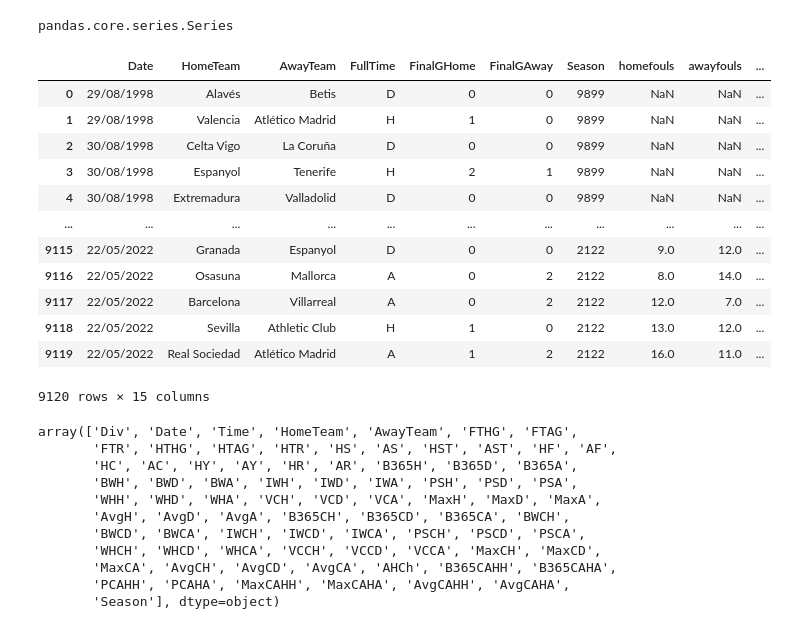
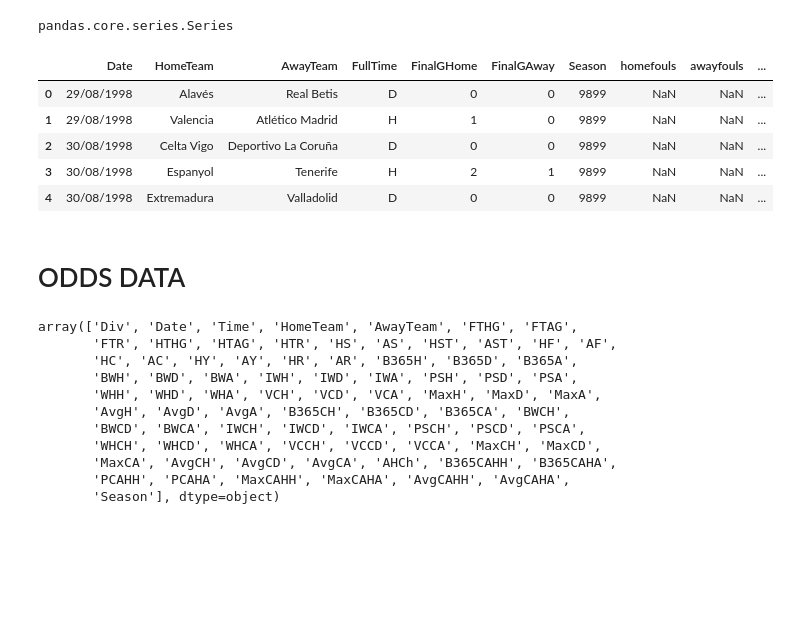
Before and after one commit to aaron4795/Thesis, a Jupyter notebook: Python/Code/[1] FootballUK.ipynb, the cells around one changed output. Drawn from its saved outputs; the diff is of its cells as text; code cells hidden in the pictures; blank space fills up the shorter version.

```diff
--- a/Python/Code/[1] FootballUK.ipynb
+++ b/Python/Code/[1] FootballUK.ipynb
@@ -105,24 +109,17 @@ data.rename(columns={'FTHG': 'FinalGHome', 'FTAG' : 'FinalGAway',
                      'HY' : 'homeYellow', 'AR' : 'awayRed',
                      'HR' : 'homeRed'}, inplace= True)
 # %%
-data['P'] = data['HomeTeam'] + " vs " + data['AwayTeam']
+data['Partido'] = data['HomeTeam'] + " vs " + data['AwayTeam']
 # %%
 type(data['Date'])
 # %% [output]
 pandas.core.series.Series
-# %%
-data
-# %% [output]
-|  | Date | HomeTeam | AwayTeam | FullTime | FinalGHome | FinalGAway | Season | homefouls | awayfouls | ... |
-| 0 | 29/08/1998 | Alavés | Betis | D | 0 | 0 | 9899 | NaN | NaN | ... |
-| 1 | 29/08/1998 | Valencia | Atlético Madrid | H | 1 | 0 | 9899 | NaN | NaN | ... |
-| 2 | 30/08/1998 | Celta Vigo | La Coruña | D | 0 | 0 | 9899 | NaN | NaN | ... |
-| 3 | 30/08/1998 | Espanyol | Tenerife | H | 2 | 1 | 9899 | NaN | NaN | ... |
-| 4 | 30/08/1998 | Extremadura | Valladolid | D | 0 | 0 | 9899 | NaN | NaN | ... |
-| ... | ... | ... | ... | ... | ... | ... | ... | ... | ... | ... |
-| 9115 | 22/05/2022 | Granada | Espanyol | D | 0 | 0 | 2122 | 9.0 | 12.0 | ... |
-| 9116 | 22/05/2022 | Osasuna | Mallorca | A | 0 | 2 | 2122 | 8.0 | 14.0 | ... |
-| 9117 | 22/05/2022 | Barcelona | Villarreal | A | 0 | 2 | 2122 | 12.0 | 7.0 | ... |
-| 9118 | 22/05/2022 | Sevilla | Athletic Club | H | 1 | 0 | 2122 | 13.0 | 12.0 | ... |
-| 9119 | 22/05/2022 | Real Sociedad | Atlético Madrid | A | 1 | 2 | 2122 | 16.0 | 11.0 | ... |
-9120 rows × 15 columns
+# %%
+data.head()
+# %% [output]
+|  | Date | HomeTeam | AwayTeam | FullTime | FinalGHome | FinalGAway | Season | homefouls | awayfouls | ... |
+| 0 | 29/08/1998 | Alavés | Real Betis | D | 0 | 0 | 9899 | NaN | NaN | ... |
+| 1 | 29/08/1998 | Valencia | Atlético Madrid | H | 1 | 0 | 9899 | NaN | NaN | ... |
+| 2 | 30/08/1998 | Celta Vigo | Deportivo La Coruña | D | 0 | 0 | 9899 | NaN | NaN | ... |
+| 3 | 30/08/1998 | Espanyol | Tenerife | H | 2 | 1 | 9899 | NaN | NaN | ... |
+| 4 | 30/08/1998 | Extremadura | Valladolid | D | 0 | 0 | 9899 | NaN | NaN | ... |
@@ -129,3 +129,5 @@ data
+# %% [markdown]
+# ODDS DATA
 # %%
 # Now let's import the Odds data, clean it and manage it
 time = ['9899', '9900', '0001', '0102', '0203', '0304', '0405', '0506', '0607',
```
Also changed, not shown: parts of 5 cells of this notebook, 21 other files.
